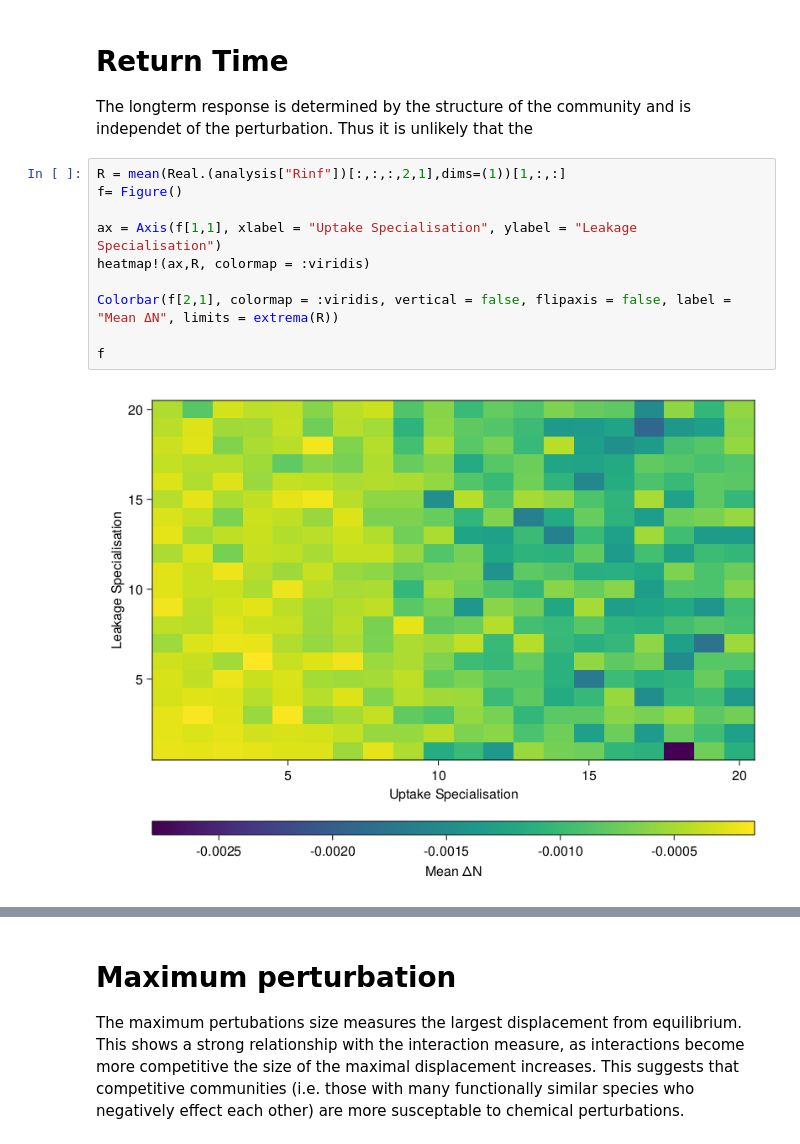
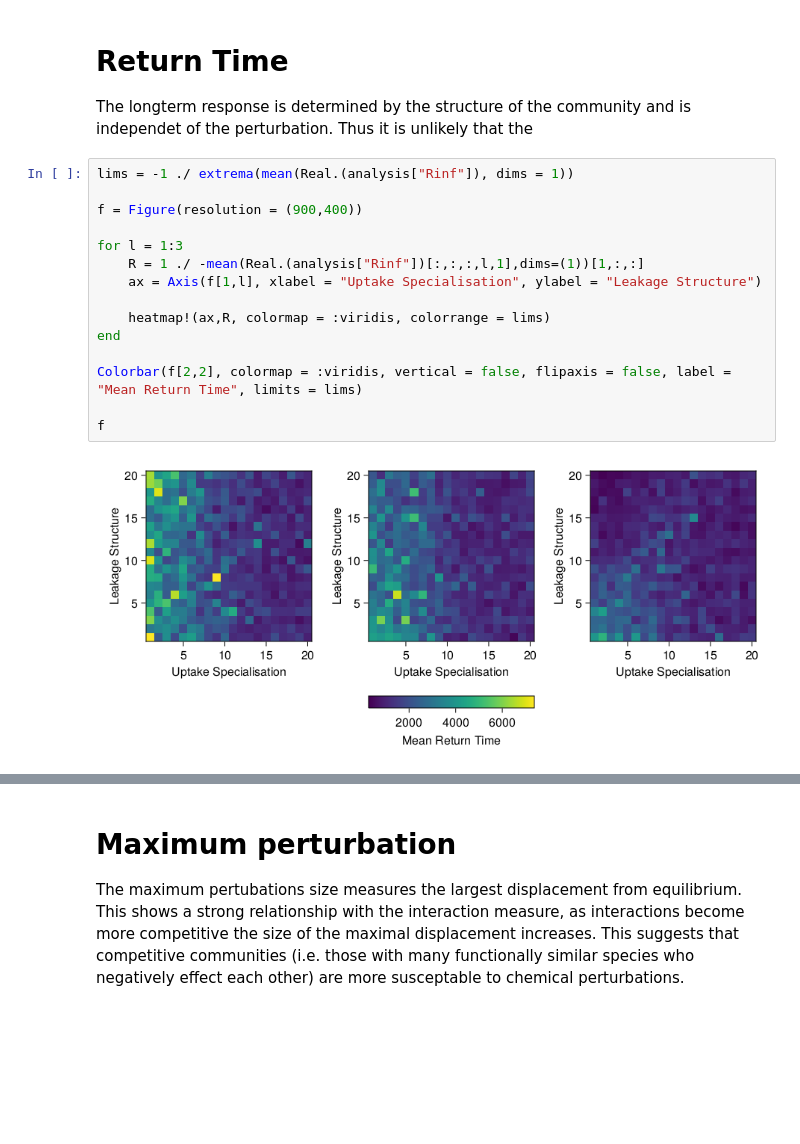
Before and after one commit to CleggTom/chemicalstressors, a Jupyter notebook: notebooks/detox_stress_model.ipynb, the cells around one changed output, grey strips where cells are left out. Drawn from its saved outputs; the diff is of its cells as text; blank space fills up the shorter version.

```diff
--- a/notebooks/detox_stress_model.ipynb
+++ b/notebooks/detox_stress_model.ipynb
@@ -215,14 +215,19 @@ scatter(a_mean[:], sum_pos_[:])
 
 The longterm response is determined by the structure of the community and is independet of the perturbation. Thus it is unlikely that the
 # %%
-R = mean(Real.(analysis["Rinf"])[:,:,:,2,1],dims=(1))[1,:,:]
-f= Figure()
+lims = -1 ./ extrema(mean(Real.(analysis["Rinf"]), dims = 1))
 
-ax = Axis(f[1,1], xlabel = "Uptake Specialisation", ylabel = "Leakage Specialisation")
-heatmap!(ax,R, colormap = :viridis)
+f = Figure(resolution = (900,400))
 
-Colorbar(f[2,1], colormap = :viridis, vertical = false, flipaxis = false, label = "Mean ΔN", limits = extrema(R))
+for l = 1:3
+    R = 1 ./ -mean(Real.(analysis["Rinf"])[:,:,:,l,1],dims=(1))[1,:,:]
+    ax = Axis(f[1,l], xlabel = "Uptake Specialisation", ylabel = "Leakage Structure")
+
+    heatmap!(ax,R, colormap = :viridis, colorrange = lims)
+end
+
+Colorbar(f[2,2], colormap = :viridis, vertical = false, flipaxis = false, label = "Mean Return Time", limits = lims)
 
 f
 # %% [output]
-[figure, old version]
+[figure, new version]
```
Also changed, not shown: parts of 7 cells of this notebook.
